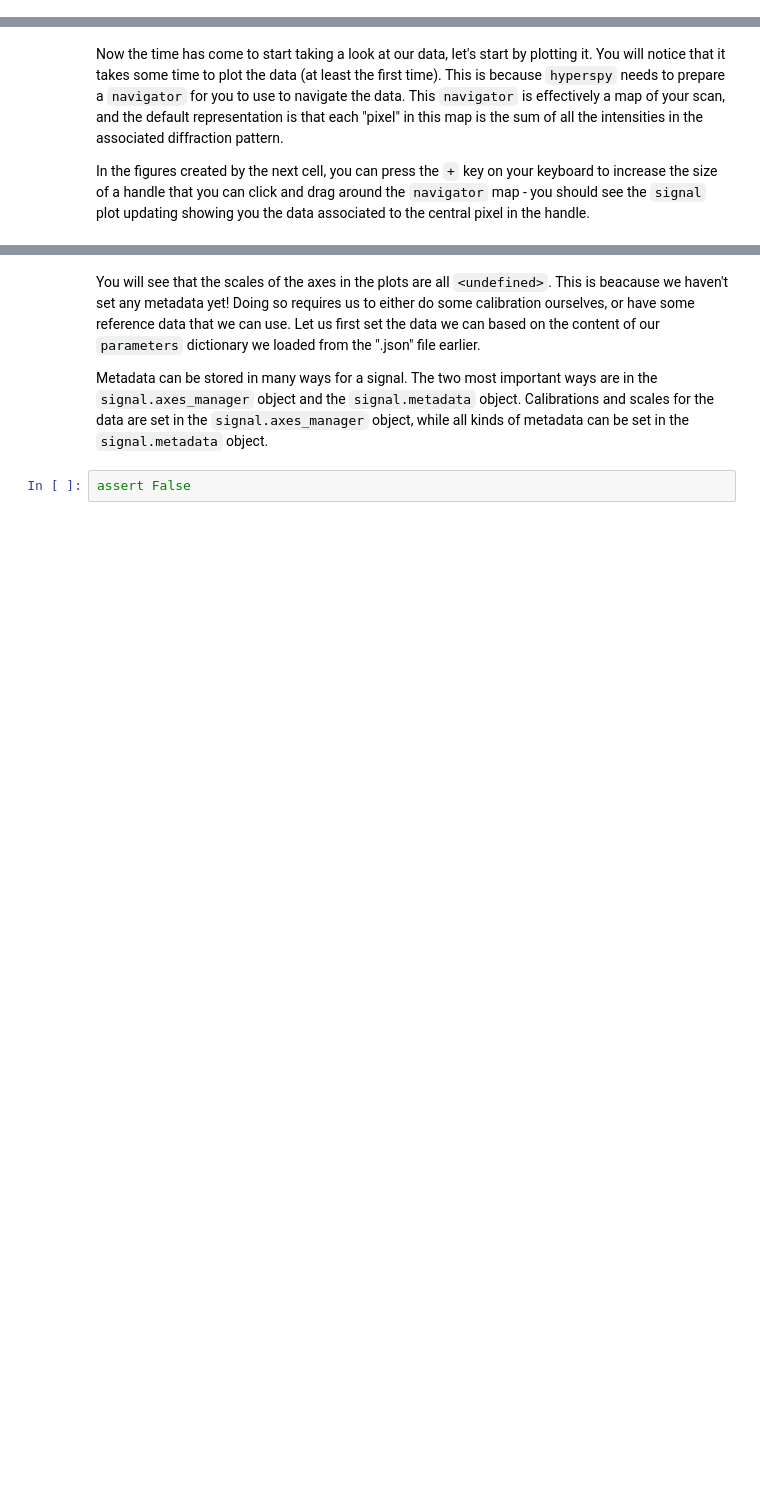
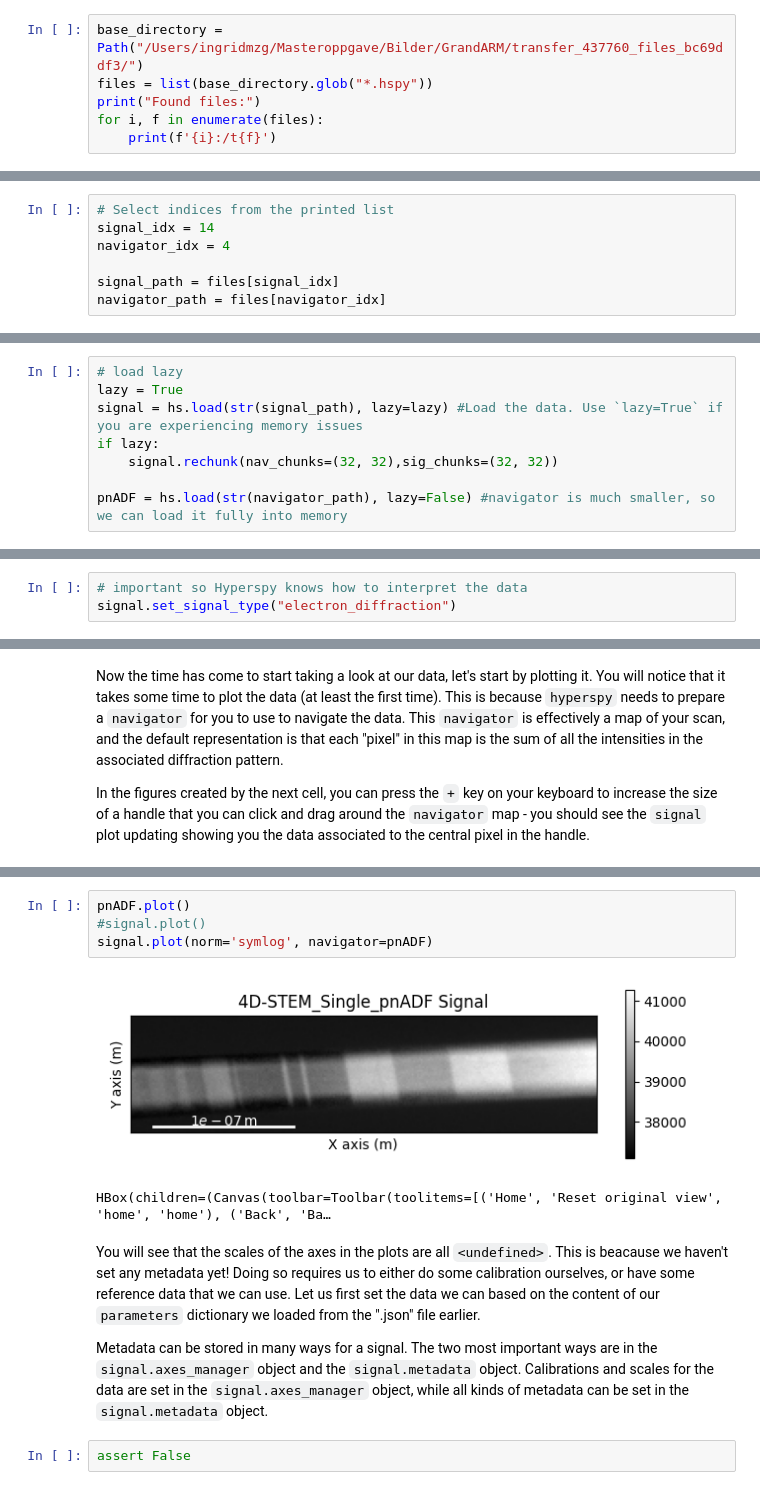
Before and after one commit to ingridmzg/master-code, a Jupyter notebook: SPED_preprocessing_4D-STEM.ipynb, the cells around one changed output, grey strips where cells are left out. Cells and saved outputs as stored; diff of their text form; blank space fills up the shorter version.

```diff
--- a/SPED_preprocessing_4D-STEM.ipynb
+++ b/SPED_preprocessing_4D-STEM.ipynb
@@ -125,0 +50,6 @@ print(signal)
+# %%
+base_directory = Path("/Users/ingridmzg/Masteroppgave/Bilder/GrandARM/transfer_437760_files_bc69ddf3/")
+files = list(base_directory.glob("*.hspy"))
+print("Found files:")
+for i, f in enumerate(files):
+    print(f'{i}:/t{f}')
@@ -125,0 +75,7 @@ print(signal)
+# %%
+# Select indices from the printed list
+signal_idx = 14
+navigator_idx = 4
+
+signal_path = files[signal_idx]
+navigator_path = files[navigator_idx]
@@ -125,0 +88,8 @@ print(signal)
+# %%
+# load lazy
+lazy = True
+signal = hs.load(str(signal_path), lazy=lazy) #Load the data. Use `lazy=True` if you are experiencing memory issues
+if lazy:
+    signal.rechunk(nav_chunks=(32, 32),sig_chunks=(32, 32))
+
+pnADF = hs.load(str(navigator_path), lazy=False) #navigator is much smaller, so we can load it fully into memory
@@ -125,0 +124,3 @@ print(signal)
+# %%
+# important so Hyperspy knows how to interpret the data
+signal.set_signal_type("electron_diffraction")
@@ -134,3 +155,10 @@ HBox(children=(Canvas(toolbar=Toolbar(toolitems=[('Home', 'Reset original view',
+# %%
+pnADF.plot()
+#signal.plot()
+signal.plot(norm='symlog', navigator=pnADF)
+# %% [output]
+[figure, added]
+HBox(children=(Canvas(toolbar=Toolbar(toolitems=[('Home', 'Reset original view', 'home', 'home'), ('Back', 'Ba…
 # %% [markdown]
 You will see that the scales of the axes in the plots are all `<undefined>`. This is beacause we haven't set any metadata yet! Doing so requires us to either do some calibration ourselves, or have some reference data that we can use. Let us first set the data we can based on the content of our `parameters` dictionary we loaded from the ".json" file earlier.
 
```
Also changed, not shown: parts of 79 cells of this notebook.
